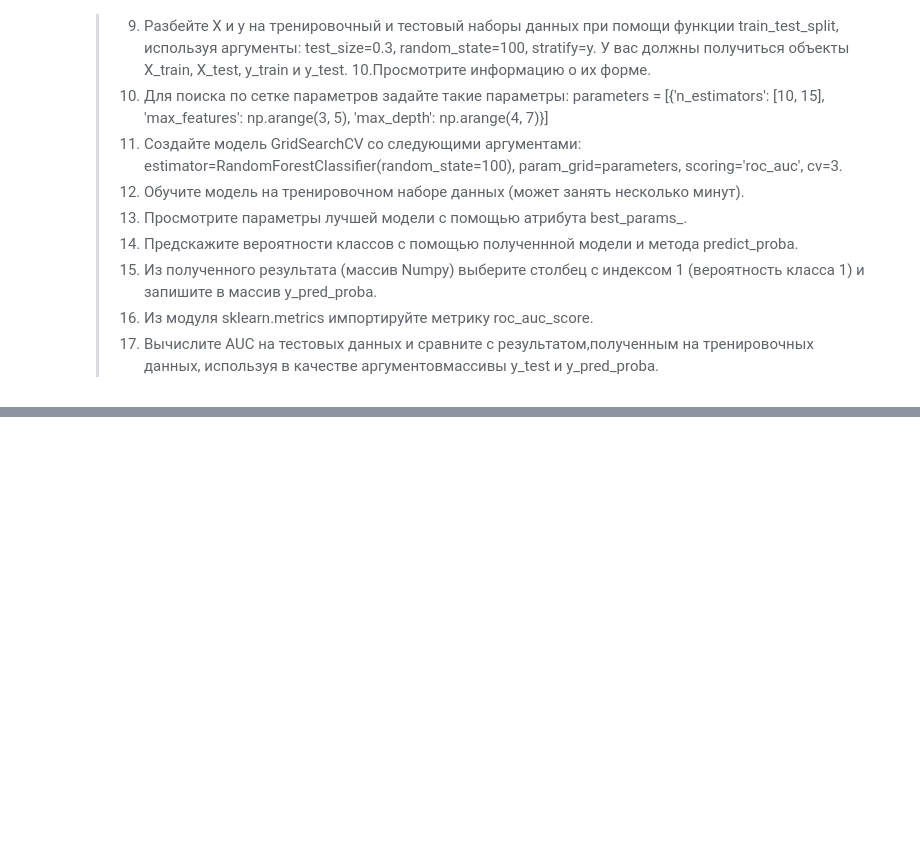
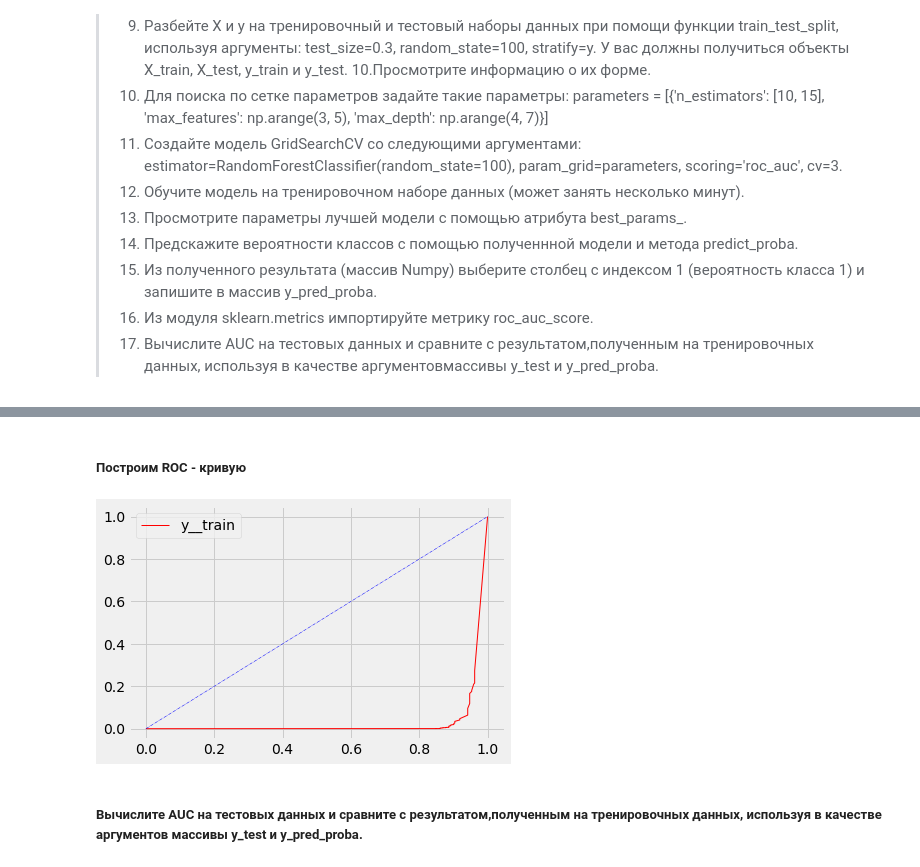
Before and after one commit to LuckyDima/Geekbrains_DB_0607, a Jupyter notebook: Data Science/Lesson6/Lesson6.ipynb, the cells around one changed output, grey strips where cells are left out. Drawn from its saved outputs; the diff is of its cells as text; code cells hidden in the pictures; blank space fills up the shorter version.

```diff
--- a/Data Science/Lesson6/Lesson6.ipynb
+++ b/Data Science/Lesson6/Lesson6.ipynb
@@ -270,0 +419,2 @@ cv=3.
+# %% [markdown]
+##### Построим ROC - кривую
@@ -270,0 +423,10 @@ cv=3.
+# %%
+m1,m2,m3 = roc_curve(y__train, y_pred_proba, pos_label = 0)
+# %%
+plt.plot(m1,m2,color = 'red',linewidth = 1, label ='y__train')
+plt.plot([0,1],[0,1],color = 'blue',linestyle = '-.', linewidth = 0.5,markersize= 1);
+plt.legend(loc='best');
+# %% [output]
+[figure, added]
+# %% [markdown]
+##### Вычислите AUC на тестовых данных и сравните с результатом,полученным на тренировочных данных, используя в качестве аргументов массивы y_test и y_pred_proba.
```
Also changed, not shown: parts of 42 cells of this notebook.
